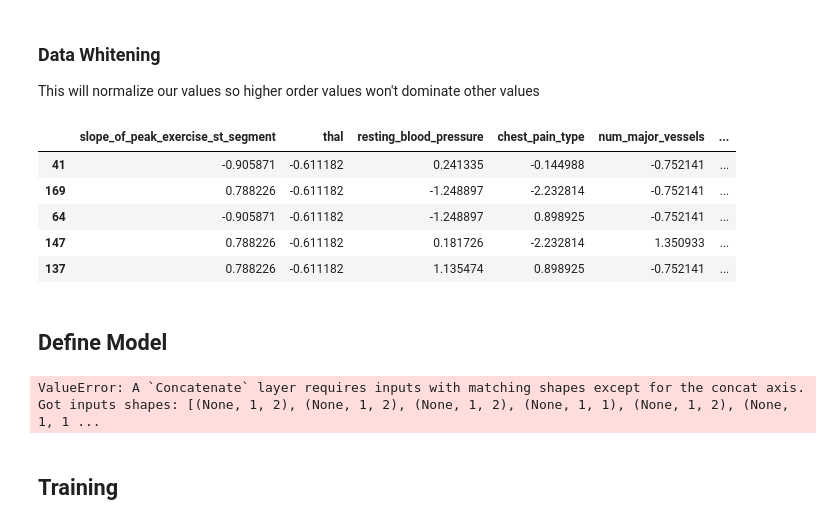
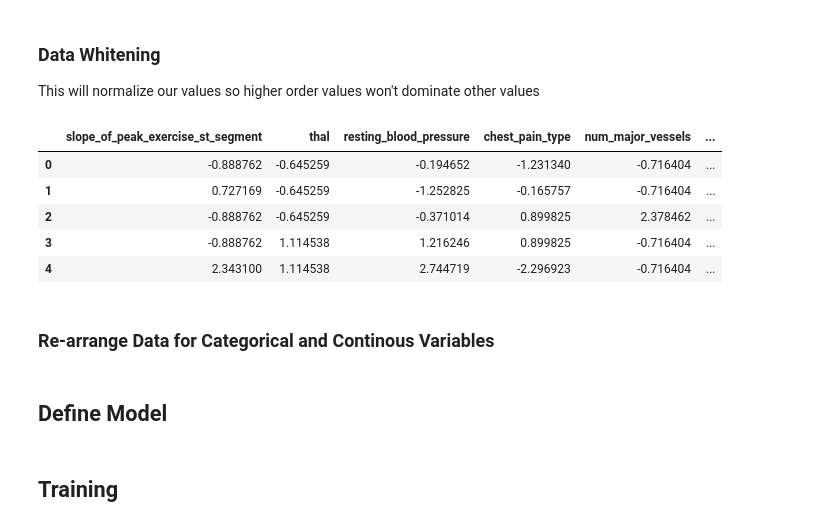
Before and after one commit to RomelioTavas/ee298, a Jupyter notebook: Project1/mlhw-mlp-with-preprocess.ipynb, the cells around one changed output. Cells and saved outputs as stored; diff of their text form; code cells hidden in the pictures.

```diff
--- a/Project1/mlhw-mlp-with-preprocess.ipynb
+++ b/Project1/mlhw-mlp-with-preprocess.ipynb
@@ -26,8 +28,9 @@ data["thal"] = data["thal"].astype('category')
 data["thal"] = data["thal"].cat.codes
 
 # Split dataset
-train = data.sample(frac=0.8)
-validate = data.sample(frac=0.2)
+train = data
+# train = data.sample(frac=0.8)
+# validate = data.sample(frac=0.2)
 
 xsize = train.shape[1] - 1
 ysize = 1
@@ -51,15 +54,17 @@ This will normalize our values so higher order values won't dominate other value
 # %%
 train_mean = train[cols].mean(axis=0)
 train_std = train[cols].std(axis=0)
 train[cols] = (train[cols] - train_mean) / train_std
 validate[cols] = (validate[cols] - train_mean) / train_std
 
-display(train.head())
+display(train[cols].head())
 # %% [output]
 |  | slope_of_peak_exercise_st_segment | thal | resting_blood_pressure | chest_pain_type | num_major_vessels | ... |
-| 41 | -0.905871 | -0.611182 | 0.241335 | -0.144988 | -0.752141 | ... |
-| 169 | 0.788226 | -0.611182 | -1.248897 | -2.232814 | -0.752141 | ... |
-| 64 | -0.905871 | -0.611182 | -1.248897 | 0.898925 | -0.752141 | ... |
-| 147 | 0.788226 | -0.611182 | 0.181726 | -2.232814 | 1.350933 | ... |
-| 137 | 0.788226 | -0.611182 | 1.135474 | 0.898925 | -0.752141 | ... |
+| 0 | -0.888762 | -0.645259 | -0.194652 | -1.231340 | -0.716404 | ... |
+| 1 | 0.727169 | -0.645259 | -1.252825 | -0.165757 | -0.716404 | ... |
+| 2 | -0.888762 | -0.645259 | -0.371014 | 0.899825 | 2.378462 | ... |
+| 3 | -0.888762 | 1.114538 | 1.216246 | 0.899825 | -0.716404 | ... |
+| 4 | 2.343100 | 1.114538 | 2.744719 | -2.296923 | -0.716404 | ... |
+# %% [markdown]
+### Re-arrange Data for Categorical and Continous Variables
 # %%
@@ -85,49 +99,59 @@ cont_cols = [
 ## Define Model
 # %%
 inputs = []
+embeddings = []
+
+# For Categorical Variables
 for cat_col in cat_cols :
 
     no_of_unique_cat  = train[cat_col].nunique()
-    embedding_size = min(np.ceil((no_of_unique_cat)/2), 50 )
+    embedding_size = min(np.ceil((no_of_unique_cat)/2), 50)
     embedding_size = int(embedding_size)
     vocab  = no_of_unique_cat + 1
 
     emb_input = Input(shape=(1,))
-    x = Embedding(vocab ,embedding_size, input_length = 1)(emb_input)
-    emb_output = Reshape(target_shape=(embedding_size, ))(x)
-    inputs.append(x)
+    emb = Embedding(vocab ,embedding_size, input_length = 1)(emb_input)
+    emb = Reshape(target_shape=(embedding_size, ))(emb)
+    inputs.append(emb_input)
+    embeddings.append(emb)
 
-cont_input = Input(shape=(len(cont_cols),))
-inputs.append(cont_input)
+# Continuous variables
+input_cont = Input(shape=(len(cont_cols),))
+embedding_cont = Dense(len(cont_cols))(input_cont)
+inputs.append(input_cont)
+embeddings.append(embedding_cont)
 
-x = concatenate(inputs)
+x = Concatenate()(embeddings)
+x = Dense(80)(x)
+x = Activation('relu')(x)
+x = Dropout(.35)(x)
 x = BatchNormalization()(x)
+
+x = Dense(20)(x)
 x = Activation('relu')(x)
-x = Dense(256)(x)
+x = Dropout(.15)(x)
+x = BatchNormalization()(x)
 
+x = Dense(10)(x)
+x = Activation('relu')(x)
+x = Dropout(.15)(x)
 x = BatchNormalization()(x)
-x = Activation('relu')(x)
-x = Dense(128)(x)
 
-x = BatchNormalization()(x)
-x = Activation('relu')(x)
-x = Dense(64)(x)
-
-x = Dense(ysize)(x)
-model_output = Activation('sigmoid')(x)
+x = Dense(1)(x)
+output = Activation('sigmoid')(x)
 
 model = Model(
     inputs=inputs,
-    outputs=[model_output]
+    outputs=[output]
 )
 
 initial_lr = 0.001
 
-opt_name = 'rmsprop'
-opt = rmsprop(lr=initial_lr, decay=1e-6)
+# opt_name = 'rmsprop'
+# opt = rmsprop(lr=initial_lr, decay=1e-6)
 
-#opt_name='adam'
-#opt = Adam(lr=initial_lr)
+opt_name='adam'
+opt = Adam(lr=initial_lr)
 
 
 model.compile(
@@ -135,8 +159,6 @@ model.compile(
     optimizer=opt,
     metrics=[metrics.binary_accuracy]
 )
-# %% [output]
-ValueError: A `Concatenate` layer requires inputs with matching shapes except for the concat axis. Got inputs shapes: [(None, 1, 2), (None, 1, 2), (None, 1, 2), (None, 1, 1), (None, 1, 2), (None, 1, 1 ...
 # %% [markdown]
 ## Training
 # %%
```
Also changed, not shown: parts of 6 cells of this notebook.
